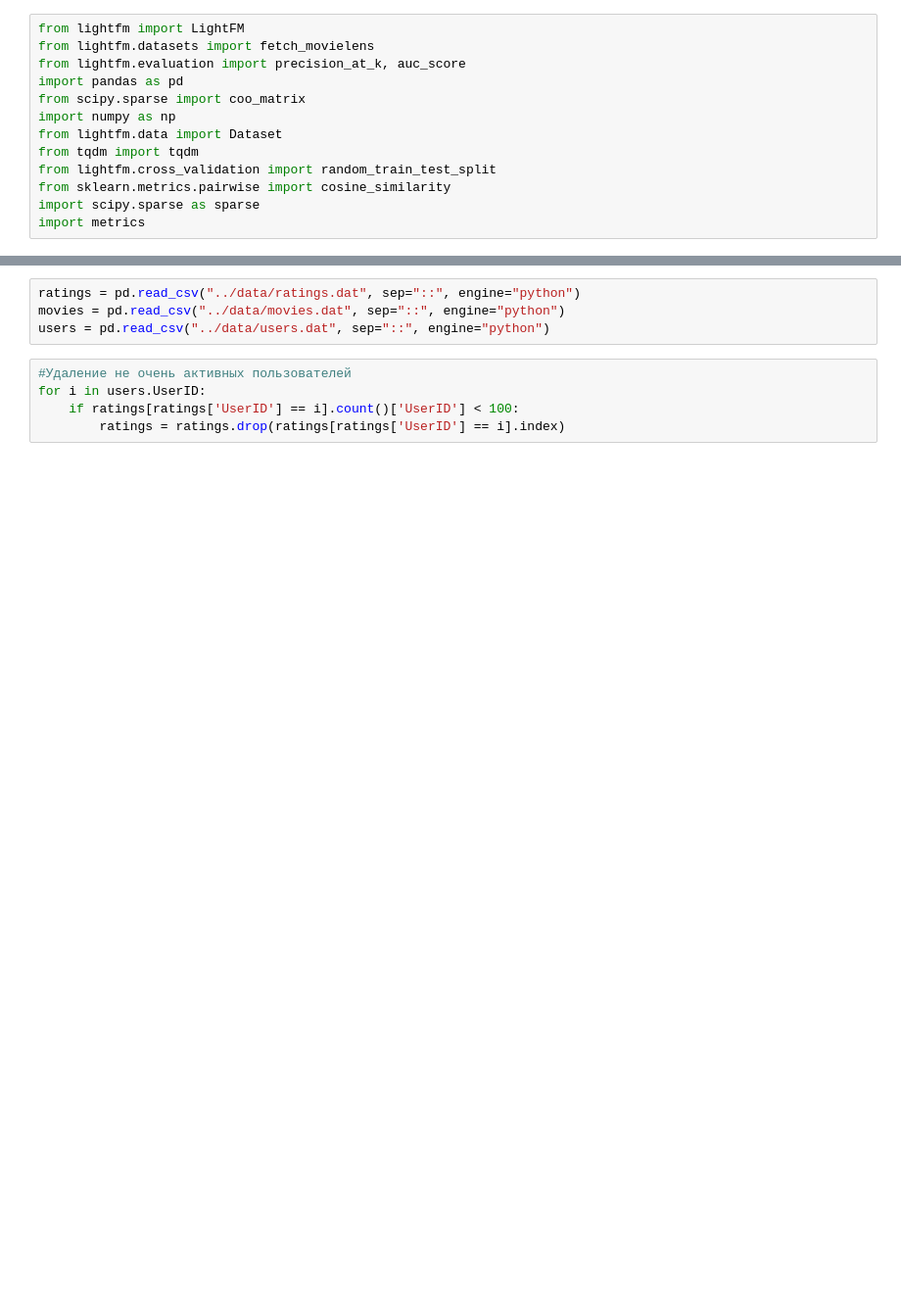
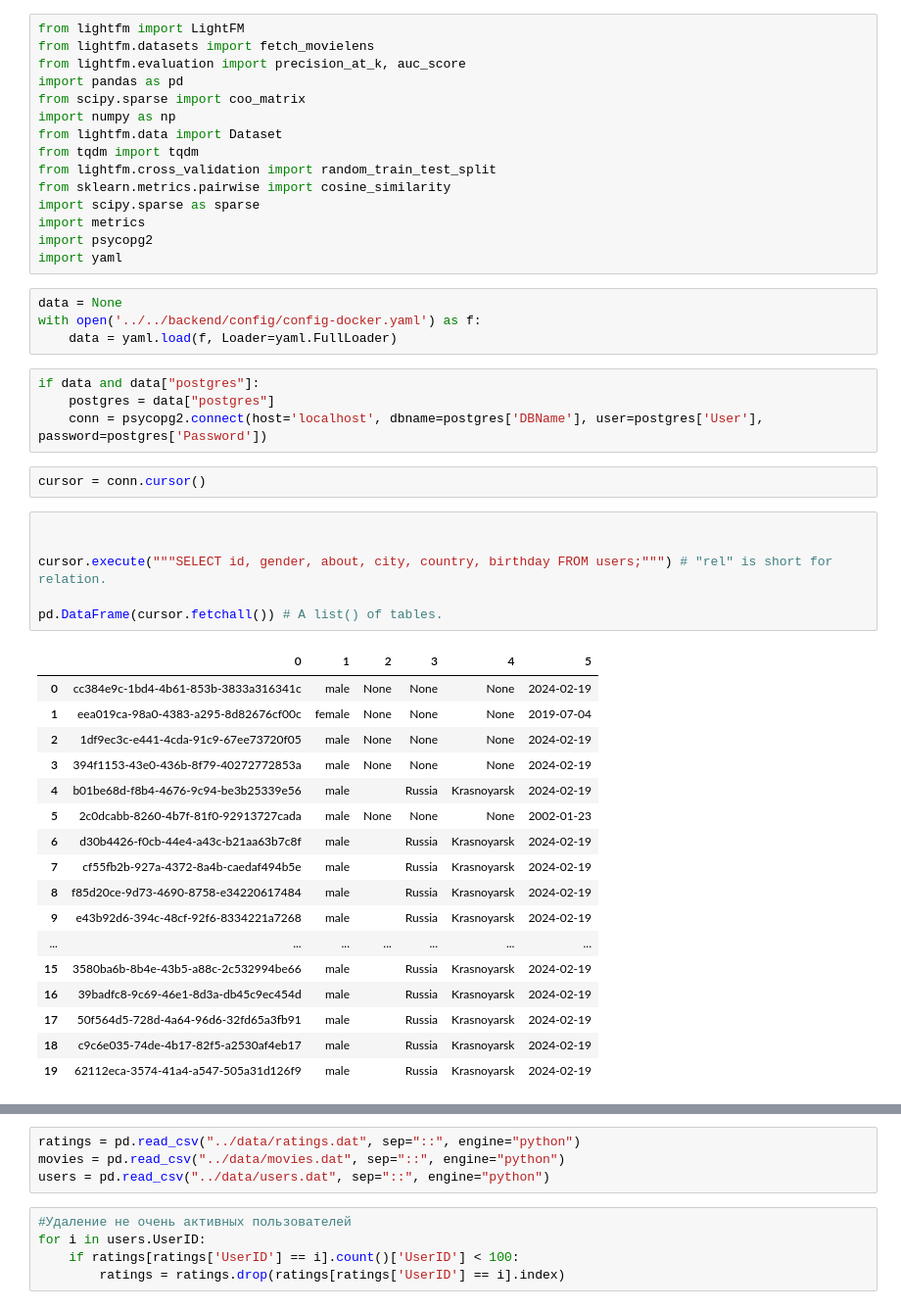
Before and after one commit to studsch/cool-app, a Jupyter notebook: rec-sys/src/main.ipynb, the cells around one changed output, grey strips where cells are left out. Shown at 98% size. Cells and saved outputs as stored; diff of their text form; blank space fills up the shorter version.

Commit message:
get posts get users from sql

```diff
--- a/rec-sys/src/main.ipynb
+++ b/rec-sys/src/main.ipynb
@@ -11,3 +11,39 @@ from lightfm.cross_validation import random_train_test_split
 from sklearn.metrics.pairwise import cosine_similarity
 import scipy.sparse as sparse
 import metrics
+import psycopg2
+import yaml
+# %%
+data = None
+with open('../../backend/config/config-docker.yaml') as f:
+    data = yaml.load(f, Loader=yaml.FullLoader)
+# %%
+if data and data["postgres"]:
+    postgres = data["postgres"]
+    conn = psycopg2.connect(host='localhost', dbname=postgres['DBName'], user=postgres['User'], password=postgres['Password'])
+# %%
+cursor = conn.cursor()
+# %%
+
+
+cursor.execute("""SELECT id, gender, about, city, country, birthday FROM users;""") # "rel" is short for relation.
+
+pd.DataFrame(cursor.fetchall()) # A list() of tables.
+# %% [output]
+|  | 0 | 1 | 2 | 3 | 4 | 5 |
+| 0 | cc384e9c-1bd4-4b61-853b-3833a316341c | male | None | None | None | 2024-02-19 |
+| 1 | eea019ca-98a0-4383-a295-8d82676cf00c | female | None | None | None | 2019-07-04 |
+| 2 | 1df9ec3c-e441-4cda-91c9-67ee73720f05 | male | None | None | None | 2024-02-19 |
+| 3 | 394f1153-43e0-436b-8f79-40272772853a | male | None | None | None | 2024-02-19 |
+| 4 | b01be68d-f8b4-4676-9c94-be3b25339e56 | male |  | Russia | Krasnoyarsk | 2024-02-19 |
+| 5 | 2c0dcabb-8260-4b7f-81f0-92913727cada | male | None | None | None | 2002-01-23 |
+| 6 | d30b4426-f0cb-44e4-a43c-b21aa63b7c8f | male |  | Russia | Krasnoyarsk | 2024-02-19 |
+| 7 | cf55fb2b-927a-4372-8a4b-caedaf494b5e | male |  | Russia | Krasnoyarsk | 2024-02-19 |
+| 8 | f85d20ce-9d73-4690-8758-e34220617484 | male |  | Russia | Krasnoyarsk | 2024-02-19 |
+| 9 | e43b92d6-394c-48cf-92f6-8334221a7268 | male |  | Russia | Krasnoyarsk | 2024-02-19 |
+| ... | ... | ... | ... | ... | ... | ... |
+| 15 | 3580ba6b-8b4e-43b5-a88c-2c532994be66 | male |  | Russia | Krasnoyarsk | 2024-02-19 |
+| 16 | 39badfc8-9c69-46e1-8d3a-db45c9ec454d | male |  | Russia | Krasnoyarsk | 2024-02-19 |
+| 17 | 50f564d5-728d-4a64-96d6-32fd65a3fb91 | male |  | Russia | Krasnoyarsk | 2024-02-19 |
+| 18 | c9c6e035-74de-4b17-82f5-a2530af4eb17 | male |  | Russia | Krasnoyarsk | 2024-02-19 |
+| 19 | 62112eca-3574-41a4-a547-505a31d126f9 | male |  | Russia | Krasnoyarsk | 2024-02-19 |
```
Also changed, not shown: parts of 19 cells of this notebook, 5 other files.
